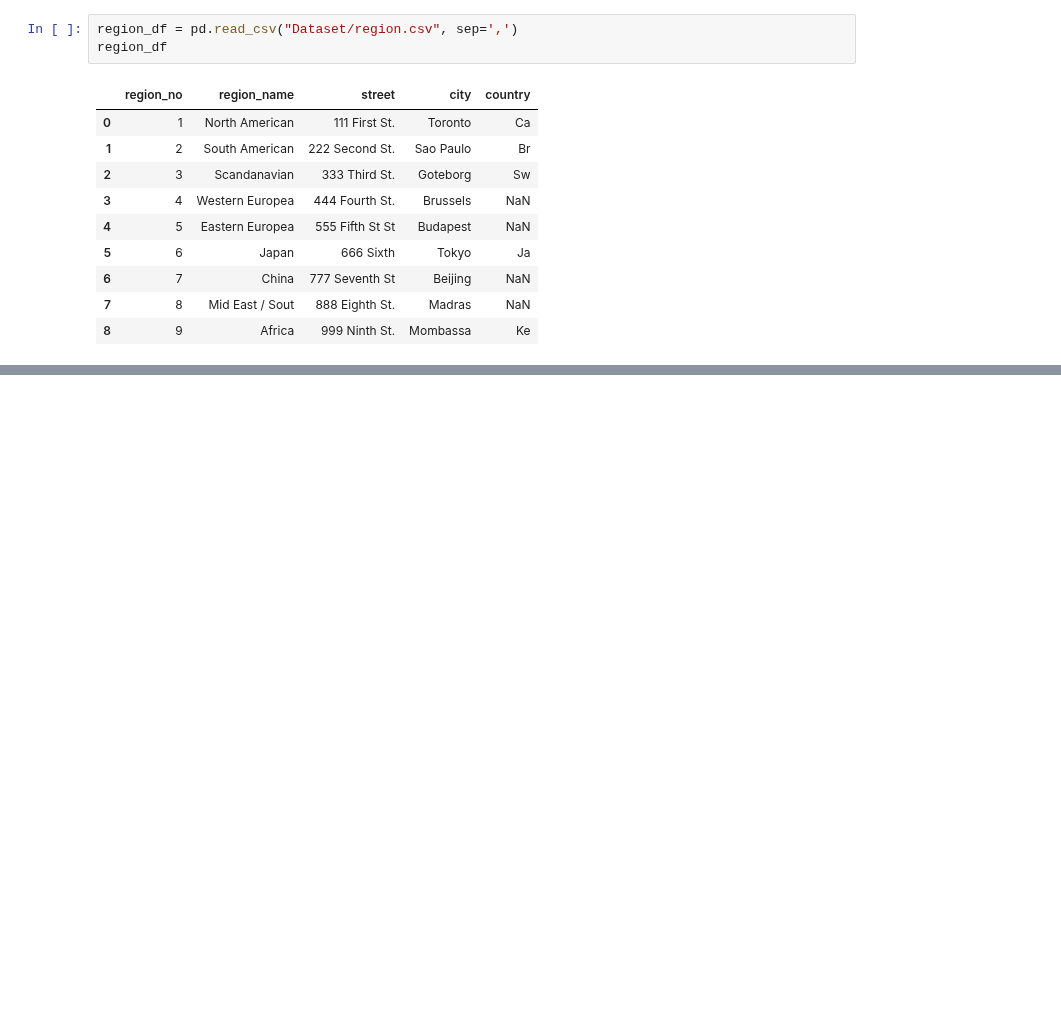
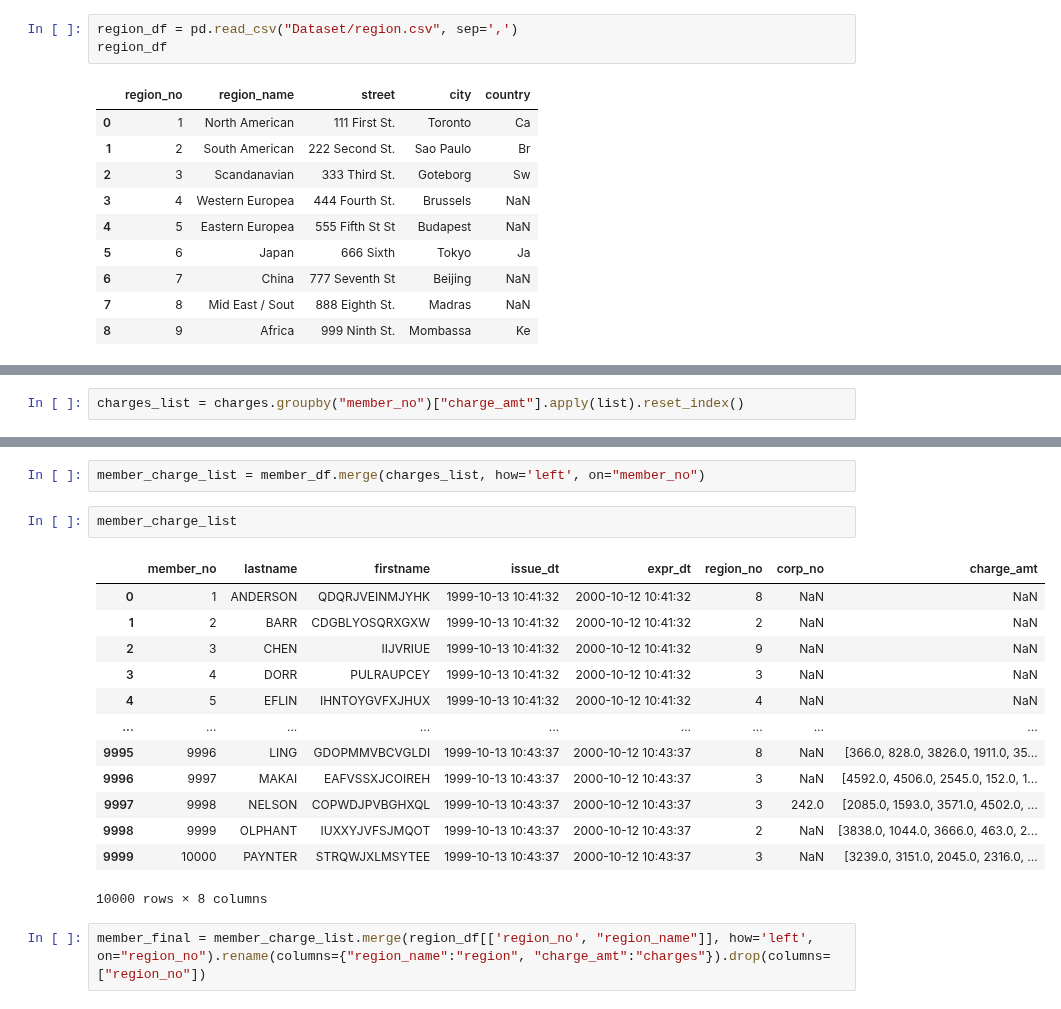
Before and after one commit to Iswarya1011/Cloud-Data-Infrastructure-GroupB-Credit, a Jupyter notebook: charge_denormalization.ipynb, the cells around one changed output, grey strips where cells are left out. Saved outputs shown, nothing was run; the diff lists cells and outputs as text; blank space fills up the shorter version.

```diff
--- a/charge_denormalization.ipynb
+++ b/charge_denormalization.ipynb
@@ -192,0 +217,2 @@ provider_final_df.to_json("JSON/provider.json", orient="records")
+# %%
+charges_list = charges.groupby("member_no")["charge_amt"].apply(list).reset_index()
@@ -192,0 +235,20 @@ provider_final_df.to_json("JSON/provider.json", orient="records")
+# %%
+member_charge_list = member_df.merge(charges_list, how='left', on="member_no")
+# %%
+member_charge_list
+# %% [output]
+|  | member_no | lastname | firstname | issue_dt | expr_dt | region_no | corp_no | charge_amt |
+| 0 | 1 | ANDERSON | QDQRJVEINMJYHK | 1999-10-13 10:41:32 | 2000-10-12 10:41:32 | 8 | NaN | NaN |
+| 1 | 2 | BARR | CDGBLYOSQRXGXW | 1999-10-13 10:41:32 | 2000-10-12 10:41:32 | 2 | NaN | NaN |
+| 2 | 3 | CHEN | IIJVRIUE | 1999-10-13 10:41:32 | 2000-10-12 10:41:32 | 9 | NaN | NaN |
+| 3 | 4 | DORR | PULRAUPCEY | 1999-10-13 10:41:32 | 2000-10-12 10:41:32 | 3 | NaN | NaN |
+| 4 | 5 | EFLIN | IHNTOYGVFXJHUX | 1999-10-13 10:41:32 | 2000-10-12 10:41:32 | 4 | NaN | NaN |
+| ... | ... | ... | ... | ... | ... | ... | ... | ... |
+| 9995 | 9996 | LING | GDOPMMVBCVGLDI | 1999-10-13 10:43:37 | 2000-10-12 10:43:37 | 8 | NaN | [366.0, 828.0, 3826.0, 1911.0, 35... |
+| 9996 | 9997 | MAKAI | EAFVSSXJCOIREH | 1999-10-13 10:43:37 | 2000-10-12 10:43:37 | 3 | NaN | [4592.0, 4506.0, 2545.0, 152.0, 1... |
+| 9997 | 9998 | NELSON | COPWDJPVBGHXQL | 1999-10-13 10:43:37 | 2000-10-12 10:43:37 | 3 | 242.0 | [2085.0, 1593.0, 3571.0, 4502.0, ... |
+| 9998 | 9999 | OLPHANT | IUXXYJVFSJMQOT | 1999-10-13 10:43:37 | 2000-10-12 10:43:37 | 2 | NaN | [3838.0, 1044.0, 3666.0, 463.0, 2... |
+| 9999 | 10000 | PAYNTER | STRQWJXLMSYTEE | 1999-10-13 10:43:37 | 2000-10-12 10:43:37 | 3 | NaN | [3239.0, 3151.0, 2045.0, 2316.0, ... |
+10000 rows × 8 columns
+# %%
+member_final = member_charge_list.merge(region_df[['region_no', "region_name"]], how='left', on="region_no").rename(columns={"region_name":"region", "charge_amt":"charges"}).drop(columns=["region_no"])
```
Also changed, not shown: parts of 12 cells of this notebook, 2 other files.
